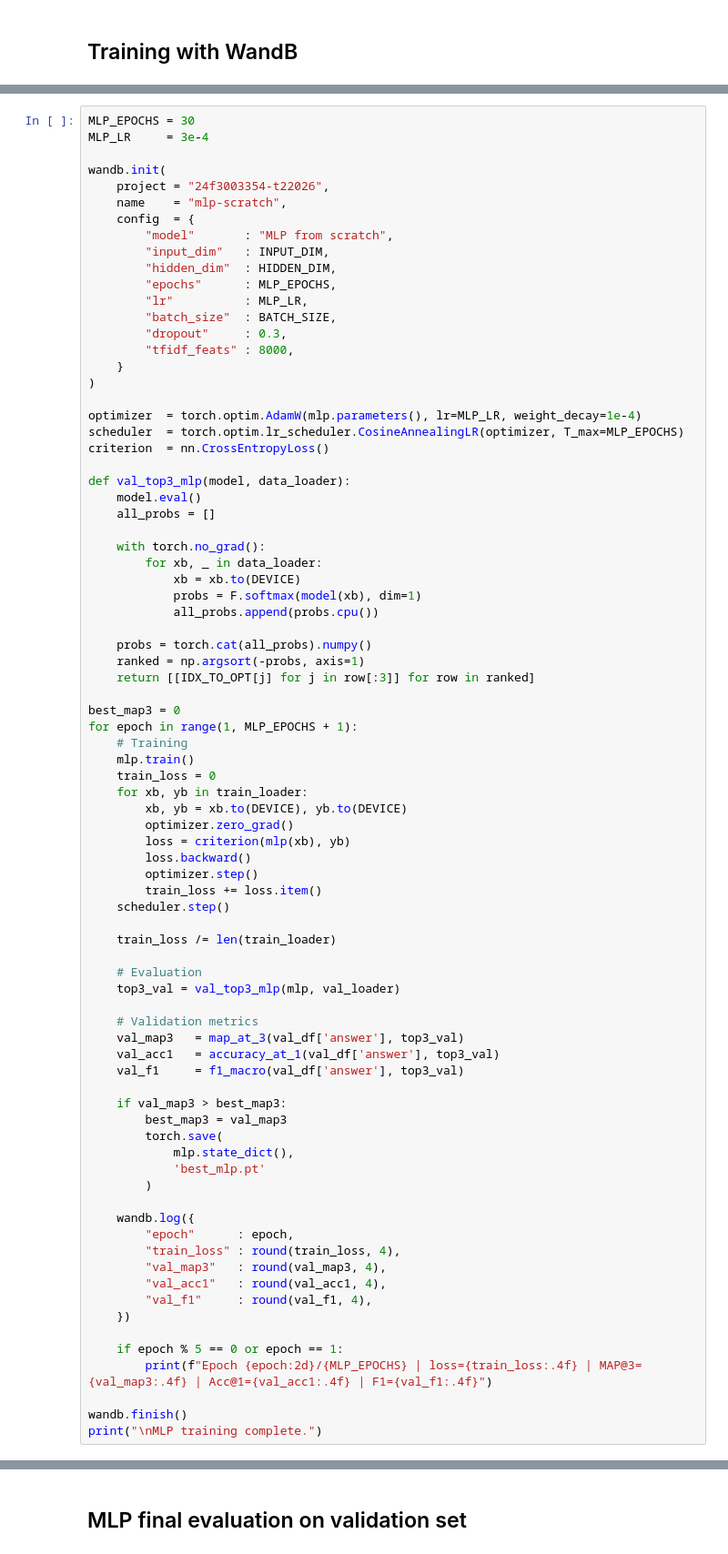
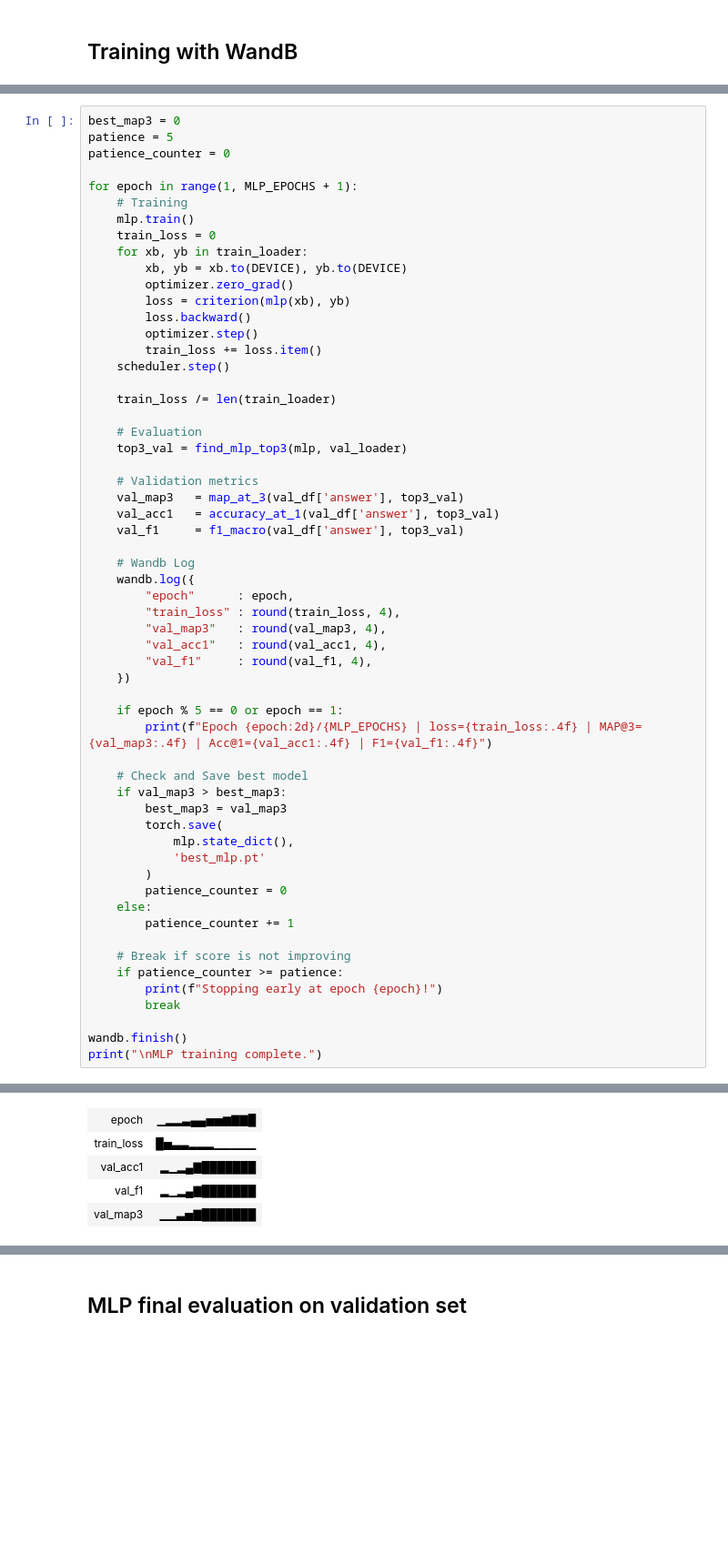
Before and after one commit to 24f3003354/dl-genai-project-26-t2, a Jupyter notebook: notebooks/final-notebook.ipynb, the cells around one changed output, grey strips where cells are left out. Shown at 91% size. Cells and saved outputs as stored; diff of their text form; blank space fills up the shorter version.

```diff
--- a/notebooks/final-notebook.ipynb
+++ b/notebooks/final-notebook.ipynb
@@ -220,41 +399,8 @@ Train batches: 25  Val batches: 7
 # %%
-MLP_EPOCHS = 30
-MLP_LR     = 3e-4
+best_map3 = 0
+patience = 5
+patience_counter = 0
 
-wandb.init(
-    project = "24f3003354-t22026",
-    name    = "mlp-scratch",
-    config  = {
-        "model"       : "MLP from scratch",
-        "input_dim"   : INPUT_DIM,
-        "hidden_dim"  : HIDDEN_DIM,
-        "epochs"      : MLP_EPOCHS,
-        "lr"          : MLP_LR,
-        "batch_size"  : BATCH_SIZE,
-        "dropout"     : 0.3,
-        "tfidf_feats" : 8000,
-    }
-)
-
-optimizer  = torch.optim.AdamW(mlp.parameters(), lr=MLP_LR, weight_decay=1e-4)
-scheduler  = torch.optim.lr_scheduler.CosineAnnealingLR(optimizer, T_max=MLP_EPOCHS)
-criterion  = nn.CrossEntropyLoss()
-
-def val_top3_mlp(model, data_loader):
-    model.eval()
-    all_probs = []
-
-    with torch.no_grad():
-        for xb, _ in data_loader:
-            xb = xb.to(DEVICE)
-            probs = F.softmax(model(xb), dim=1)
-            all_probs.append(probs.cpu())
-
-    probs = torch.cat(all_probs).numpy()
-    ranked = np.argsort(-probs, axis=1)
-    return [[IDX_TO_OPT[j] for j in row[:3]] for row in ranked]
-
-best_map3 = 0
 for epoch in range(1, MLP_EPOCHS + 1):
     # Training
     mlp.train()
@@ -271,20 +417,14 @@ for epoch in range(1, MLP_EPOCHS + 1):
     train_loss /= len(train_loader)
 
     # Evaluation
-    top3_val = val_top3_mlp(mlp, val_loader)
+    top3_val = find_mlp_top3(mlp, val_loader)
 
     # Validation metrics
     val_map3   = map_at_3(val_df['answer'], top3_val)
     val_acc1   = accuracy_at_1(val_df['answer'], top3_val)
     val_f1     = f1_macro(val_df['answer'], top3_val)
 
-    if val_map3 > best_map3:
-        best_map3 = val_map3
-        torch.save(
-            mlp.state_dict(),
-            'best_mlp.pt'
-        )
-
+    # Wandb Log
     wandb.log({
         "epoch"      : epoch,
         "train_loss" : round(train_loss, 4),
@@ -296,6 +436,22 @@ for epoch in range(1, MLP_EPOCHS + 1):
     if epoch % 5 == 0 or epoch == 1:
         print(f"Epoch {epoch:2d}/{MLP_EPOCHS} | loss={train_loss:.4f} | MAP@3={val_map3:.4f} | Acc@1={val_acc1:.4f} | F1={val_f1:.4f}")
 
+    # Check and Save best model
+    if val_map3 > best_map3:
+        best_map3 = val_map3
+        torch.save(
+            mlp.state_dict(),
+            'best_mlp.pt'
+        )
+        patience_counter = 0
+    else:
+        patience_counter += 1
+
+    # Break if score is not improving
+    if patience_counter >= patience:
+        print(f"Stopping early at epoch {epoch}!")
+        break
+
 wandb.finish()
 print("\nMLP training complete.")
 # %% [output]
@@ -301,0 +464,5 @@ print("\nMLP training complete.")
+| epoch | ▁▂▂▃▄▄▅▅▆▇▇█ |
+| train_loss | █▅▃▃▂▂▂▁▁▁▁▁ |
+| val_acc1 | ▂▁▂▄▇███████ |
+| val_f1 | ▂▁▂▄▇███████ |
+| val_map3 | ▁▁▃▅▇███████ |
```
Also changed, not shown: parts of 29 cells of this notebook.
